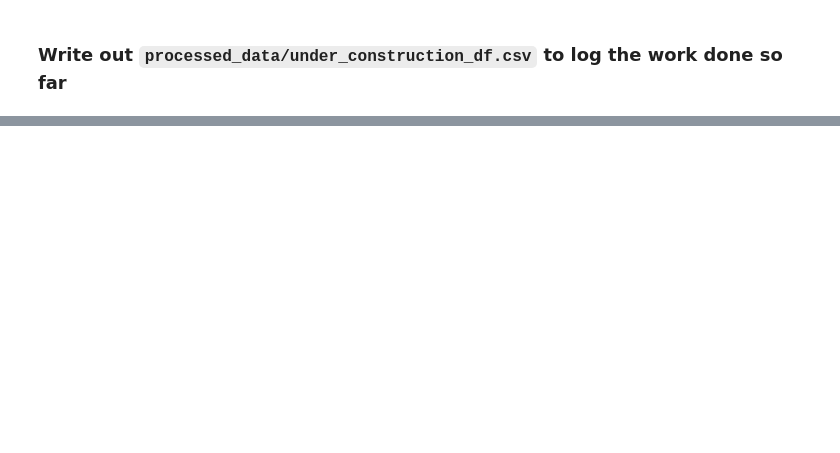
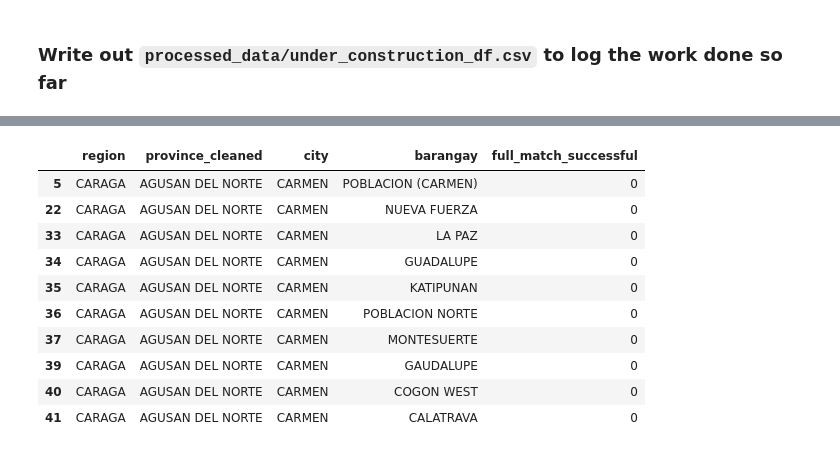
Before and after one commit to caremin-tech/ph-mapping, a Jupyter notebook: data_cleaning_workstream/data_cleaning_workbook.ipynb, the cells around one changed output, grey strips where cells are left out. Drawn from its saved outputs; the diff is of its cells as text; code cells hidden in the pictures; blank space fills up the shorter version.

```diff
--- a/data_cleaning_workstream/data_cleaning_workbook.ipynb
+++ b/data_cleaning_workstream/data_cleaning_workbook.ipynb
@@ -326,0 +542,18 @@ under_construction_df.to_csv(path_or_buf="processed_data/under_construction_df.c
+# %%
+problematic_geo_names.loc[
+    (problematic_geo_names["province_cleaned"] == "AGUSAN DEL NORTE")
+    & (problematic_geo_names["city"] == "CARMEN"),
+    :,
+]
+# %% [output]
+|  | region | province_cleaned | city | barangay | full_match_successful |
+| 5 | CARAGA | AGUSAN DEL NORTE | CARMEN | POBLACION (CARMEN) | 0 |
+| 22 | CARAGA | AGUSAN DEL NORTE | CARMEN | NUEVA FUERZA | 0 |
+| 33 | CARAGA | AGUSAN DEL NORTE | CARMEN | LA PAZ | 0 |
+| 34 | CARAGA | AGUSAN DEL NORTE | CARMEN | GUADALUPE | 0 |
+| 35 | CARAGA | AGUSAN DEL NORTE | CARMEN | KATIPUNAN | 0 |
+| 36 | CARAGA | AGUSAN DEL NORTE | CARMEN | POBLACION NORTE | 0 |
+| 37 | CARAGA | AGUSAN DEL NORTE | CARMEN | MONTESUERTE | 0 |
+| 39 | CARAGA | AGUSAN DEL NORTE | CARMEN | GAUDALUPE | 0 |
+| 40 | CARAGA | AGUSAN DEL NORTE | CARMEN | COGON WEST | 0 |
+| 41 | CARAGA | AGUSAN DEL NORTE | CARMEN | CALATRAVA | 0 |
```
Also changed, not shown: parts of 23 cells of this notebook, 3 other files.
